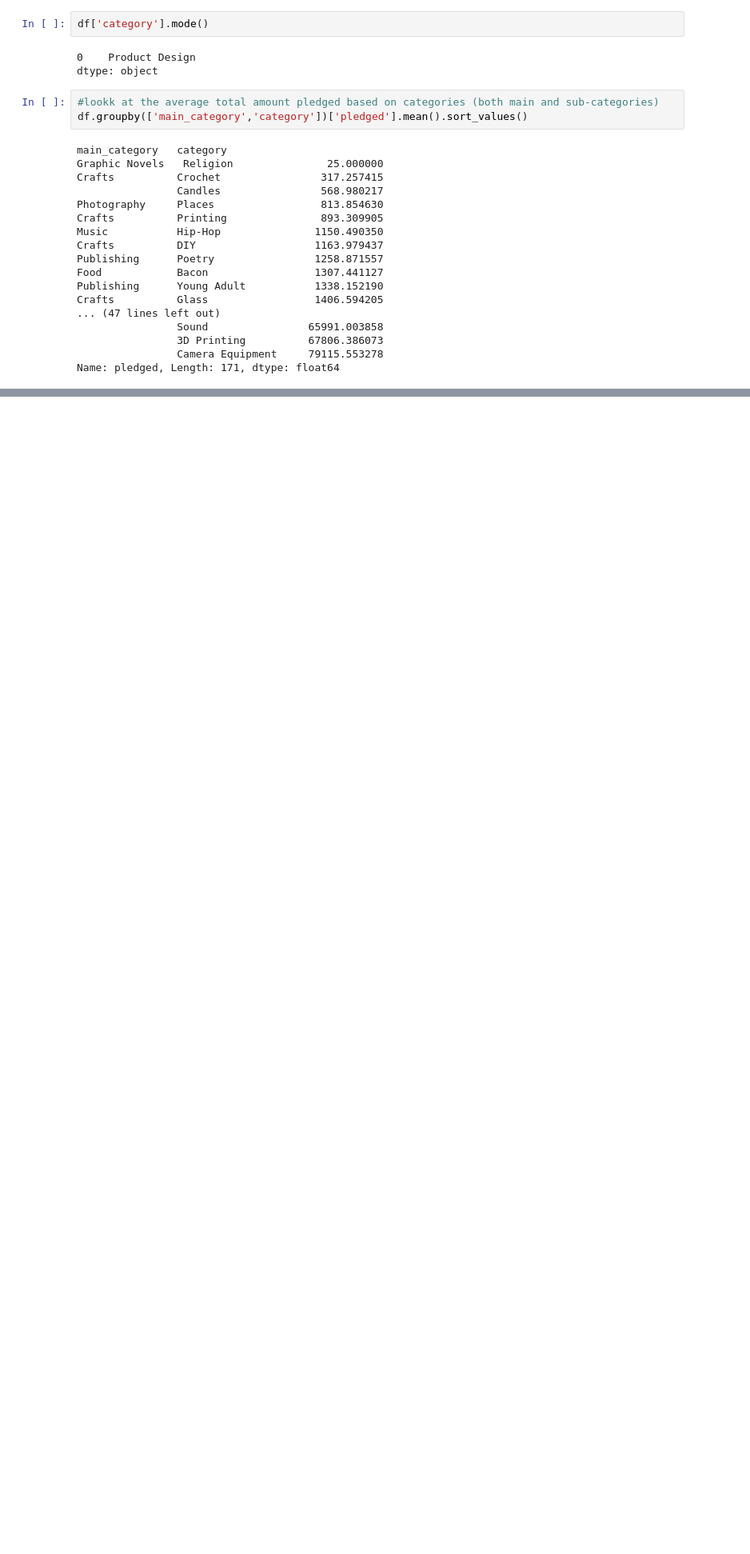
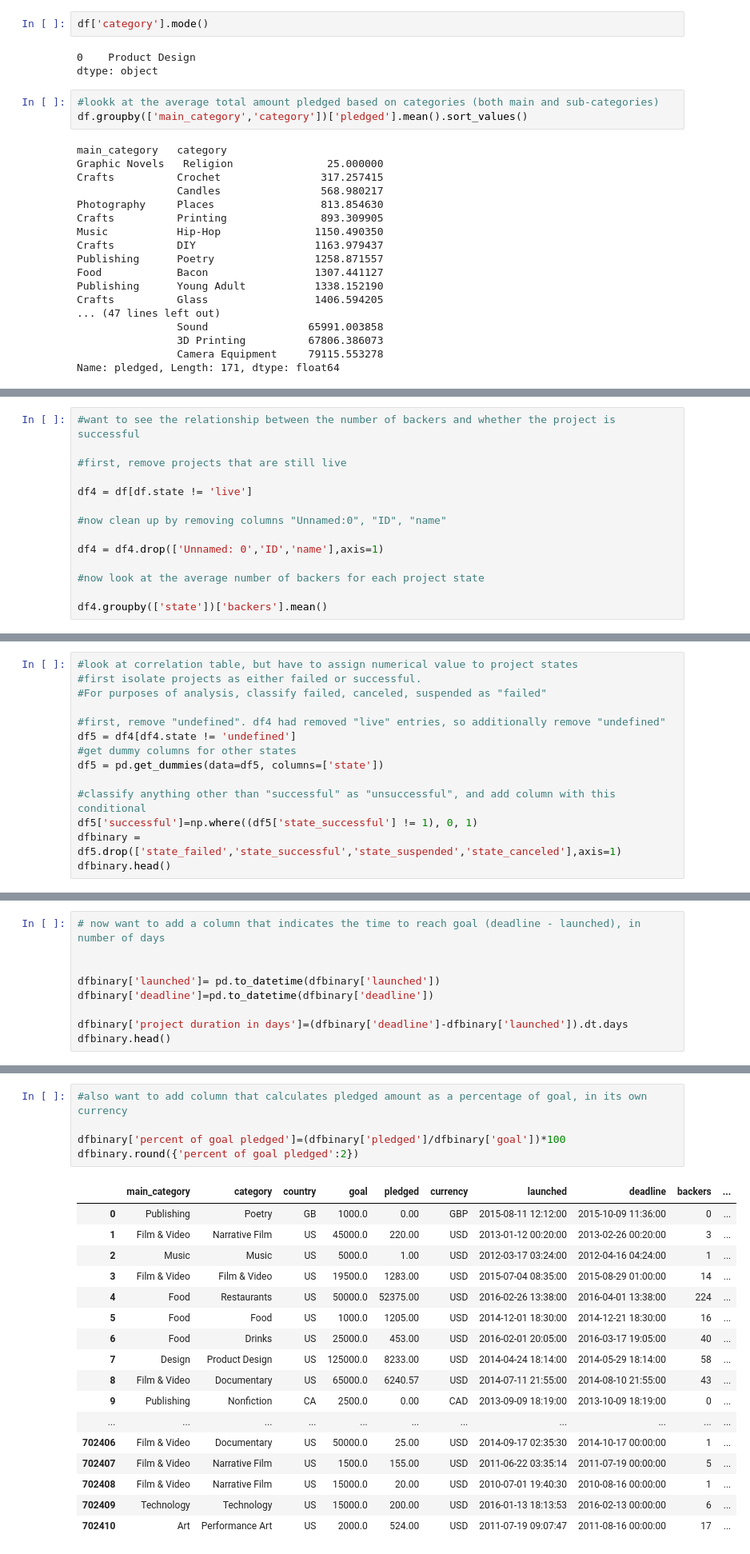
Before and after one commit to CeciliaM13/Project, a Jupyter notebook: FinalProject.ipynb, the cells around one changed output, grey strips where cells are left out. Shown: that part at 80% size. Cells and saved outputs as stored; diff of their text form; blank space fills up the shorter version.

```diff
--- a/FinalProject.ipynb
+++ b/FinalProject.ipynb
@@ -74,0 +114,14 @@ df[]
+# %%
+#want to see the relationship between the number of backers and whether the project is successful
+
+#first, remove projects that are still live
+
+df4 = df[df.state != 'live']
+
+#now clean up by removing columns "Unnamed:0", "ID", "name"
+
+df4 = df4.drop(['Unnamed: 0','ID','name'],axis=1)
+
+#now look at the average number of backers for each project state
+
+df4.groupby(['state'])['backers'].mean()
@@ -74,0 +136,14 @@ df[]
+# %%
+#look at correlation table, but have to assign numerical value to project states
+#first isolate projects as either failed or successful.
+#For purposes of analysis, classify failed, canceled, suspended as "failed"
+
+#first, remove "undefined". df4 had removed "live" entries, so additionally remove "undefined"
+df5 = df4[df4.state != 'undefined']
+#get dummy columns for other states
+df5 = pd.get_dummies(data=df5, columns=['state'])
+
+#classify anything other than "successful" as "unsuccessful", and add column with this conditional
+df5['successful']=np.where((df5['state_successful'] != 1), 0, 1)
+dfbinary = df5.drop(['state_failed','state_successful','state_suspended','state_canceled'],axis=1)
+dfbinary.head()
@@ -74,0 +173,9 @@ df[]
+# %%
+# now want to add a column that indicates the time to reach goal (deadline - launched), in number of days
+
+
+dfbinary['launched']= pd.to_datetime(dfbinary['launched'])
+dfbinary['deadline']=pd.to_datetime(dfbinary['deadline'])
+
+dfbinary['project duration in days']=(dfbinary['deadline']-dfbinary['launched']).dt.days
+dfbinary.head()
@@ -74,0 +207,23 @@ df[]
+# %%
+#also want to add column that calculates pledged amount as a percentage of goal, in its own currency
+
+dfbinary['percent of goal pledged']=(dfbinary['pledged']/dfbinary['goal'])*100
+dfbinary.round({'percent of goal pledged':2})
+# %% [output]
+|  | main_category | category | country | goal | pledged | currency | launched | deadline | backers | ... |
+| 0 | Publishing | Poetry | GB | 1000.0 | 0.00 | GBP | 2015-08-11 12:12:00 | 2015-10-09 11:36:00 | 0 | ... |
+| 1 | Film & Video | Narrative Film | US | 45000.0 | 220.00 | USD | 2013-01-12 00:20:00 | 2013-02-26 00:20:00 | 3 | ... |
+| 2 | Music | Music | US | 5000.0 | 1.00 | USD | 2012-03-17 03:24:00 | 2012-04-16 04:24:00 | 1 | ... |
+| 3 | Film & Video | Film & Video | US | 19500.0 | 1283.00 | USD | 2015-07-04 08:35:00 | 2015-08-29 01:00:00 | 14 | ... |
+| 4 | Food | Restaurants | US | 50000.0 | 52375.00 | USD | 2016-02-26 13:38:00 | 2016-04-01 13:38:00 | 224 | ... |
+| 5 | Food | Food | US | 1000.0 | 1205.00 | USD | 2014-12-01 18:30:00 | 2014-12-21 18:30:00 | 16 | ... |
+| 6 | Food | Drinks | US | 25000.0 | 453.00 | USD | 2016-02-01 20:05:00 | 2016-03-17 19:05:00 | 40 | ... |
+| 7 | Design | Product Design | US | 125000.0 | 8233.00 | USD | 2014-04-24 18:14:00 | 2014-05-29 18:14:00 | 58 | ... |
+| 8 | Film & Video | Documentary | US | 65000.0 | 6240.57 | USD | 2014-07-11 21:55:00 | 2014-08-10 21:55:00 | 43 | ... |
+| 9 | Publishing | Nonfiction | CA | 2500.0 | 0.00 | CAD | 2013-09-09 18:19:00 | 2013-10-09 18:19:00 | 0 | ... |
+| ... | ... | ... | ... | ... | ... | ... | ... | ... | ... | ... |
+| 702406 | Film & Video | Documentary | US | 50000.0 | 25.00 | USD | 2014-09-17 02:35:30 | 2014-10-17 00:00:00 | 1 | ... |
+| 702407 | Film & Video | Narrative Film | US | 1500.0 | 155.00 | USD | 2011-06-22 03:35:14 | 2011-07-19 00:00:00 | 5 | ... |
+| 702408 | Film & Video | Narrative Film | US | 15000.0 | 20.00 | USD | 2010-07-01 19:40:30 | 2010-08-16 00:00:00 | 1 | ... |
+| 702409 | Technology | Technology | US | 15000.0 | 200.00 | USD | 2016-01-13 18:13:53 | 2016-02-13 00:00:00 | 6 | ... |
+| 702410 | Art | Performance Art | US | 2000.0 | 524.00 | USD | 2011-07-19 09:07:47 | 2011-08-16 00:00:00 | 17 | ... |
```
Also changed, not shown: parts of 25 cells of this notebook.
